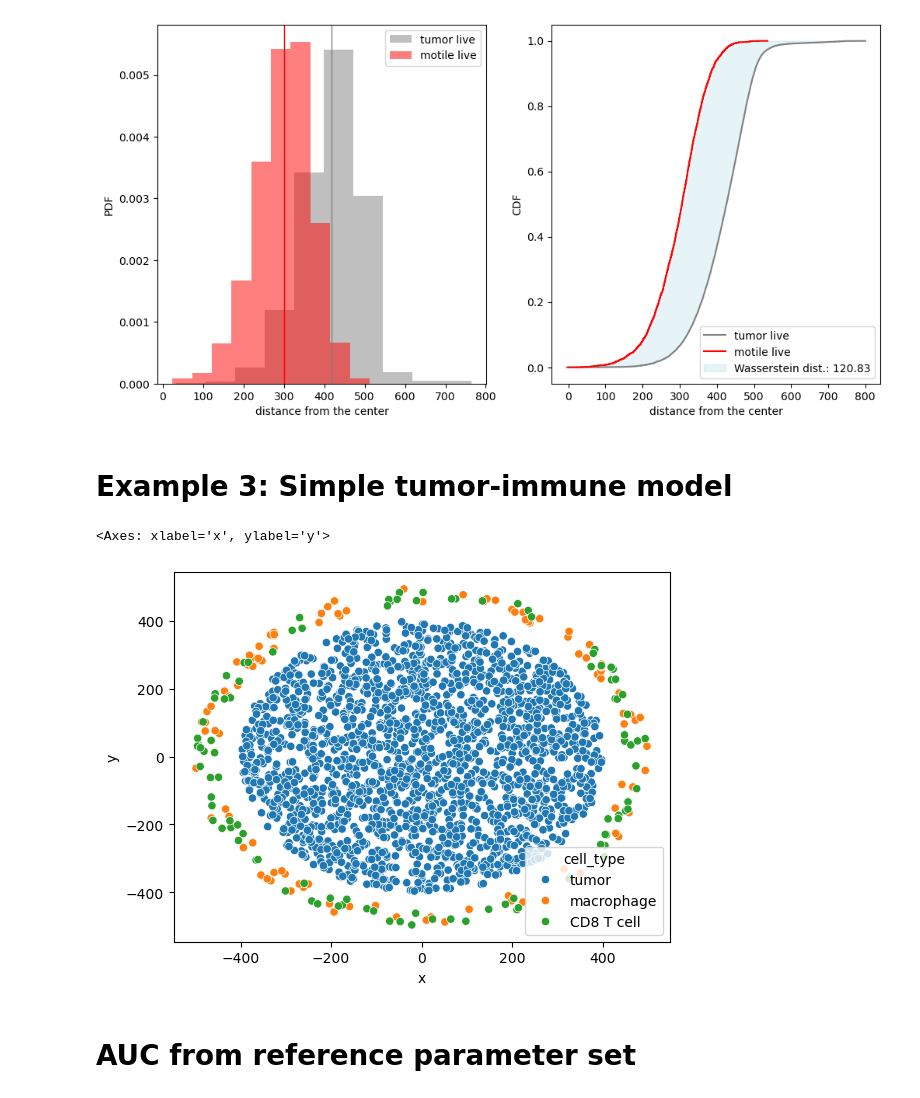
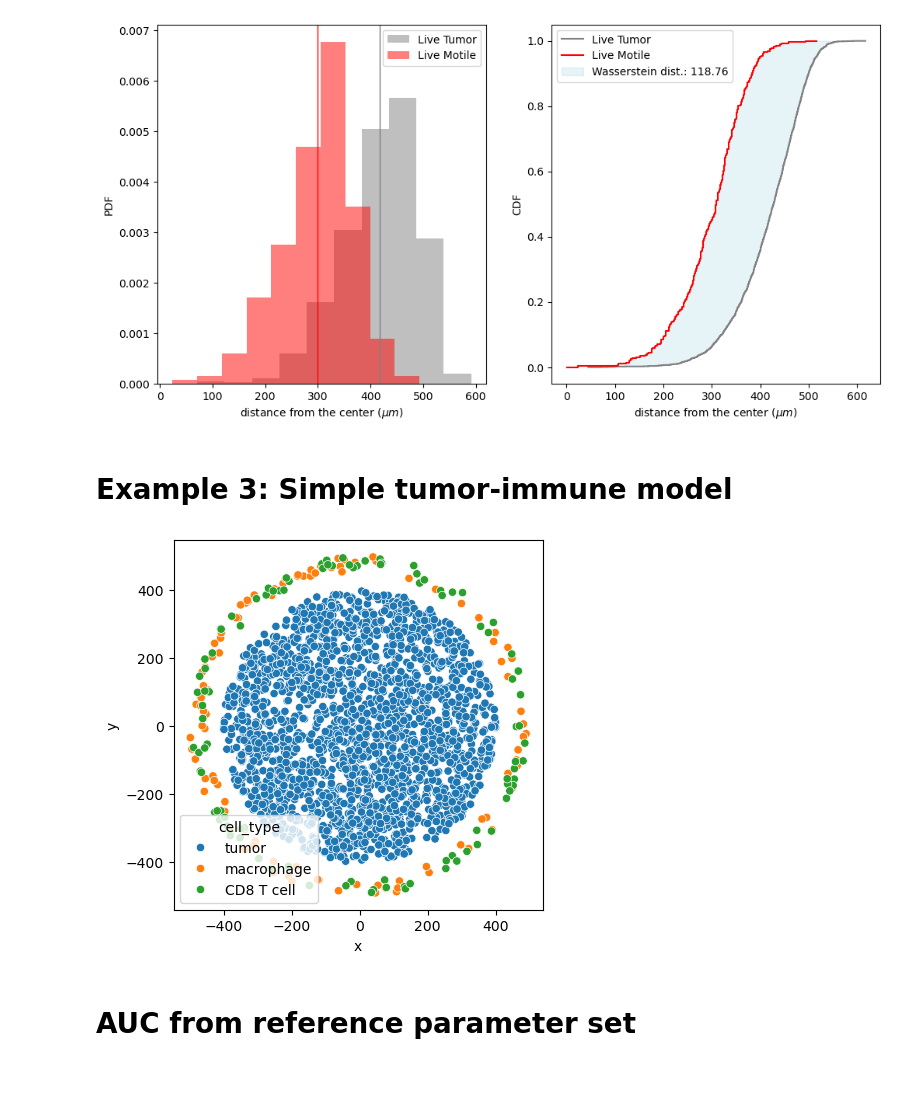
Before and after one commit to PhysiCell-Models/grammar_samples, a Jupyter notebook: Sensitivity_Analysis/Metrics.ipynb, the cells around one changed output. Cells and saved outputs as stored; diff of their text form; code cells hidden in the pictures.

```diff
--- a/Sensitivity_Analysis/Metrics.ipynb
+++ b/Sensitivity_Analysis/Metrics.ipynb
@@ -56,94 +115,74 @@ To investigate the invasion characteristics, we use two statistical tests:
 # %%
-# Reference sample, mean across all replicates in the last point
-df_ref1_dist = df_all_ex1[ (df_all_ex1['sample'] == 0) & (df_all_ex1['time'] == 7200)][['time', 'replicate', 'dist_tumor_live', 'dist_motile_live']]
-# concatenate the samples
-dist_dics = {}
-concatenate_cols = ['dist_tumor_live', 'dist_motile_live']
-for col in concatenate_cols:
-    dist_dics[col] = np.concatenate(df_ref1_dist[col].to_numpy())
-
-# Store the concatenated columns
-dist_tumor_live = pd.Series(dist_dics['dist_tumor_live'])
-dist_motile_live = pd.Series(dist_dics['dist_motile_live'])
-
+# Reference sample
+df_ref1_dist = df_filtered_ex1[ (df_filtered_ex1['replicate'] == 0) & (df_filtered_ex1['time'] == 7200)][['time', 'replicate', 'dist_tumor_live', 'dist_motile_live']]
+dist_tumor_live = df_ref1_dist['dist_tumor_live'].values[0]
+dist_motile_live = df_ref1_dist['dist_motile_live'].values[0]
 # Define empirical distributions of live cells
 emp_liveTumor_cdf = ecdf(dist_tumor_live)
 emp_liveMotile_cdf = ecdf(dist_motile_live)
+
 fig, (ax1, ax2) = plt.subplots(1, 2, figsize=(12, 6))
-
 # plot pdf approximations and means
-dist_tumor_live.plot(kind='hist', bins=10, density=True, alpha=0.5, ax=ax1, legend=True, label='tumor live', color='gray')
-dist_motile_live.plot(kind='hist', bins=10, density=True, alpha=0.5, ax=ax1, legend=True, label='motile live', color='red')
+pd.Series(dist_tumor_live).plot(kind='hist', bins=10, density=True, alpha=0.5, ax=ax1, legend=True, label='Live Tumor', color='gray')
+pd.Series(dist_motile_live).plot(kind='hist', bins=10, density=True, alpha=0.5, ax=ax1, legend=True, label='Live Motile', color='red')
 ax1.axvline(dist_tumor_live.mean(), color='gray', linestyle='solid', linewidth=1)
-# ax1.axvline(dist_tumor_live.mean()+dist_tumor_live.std(), color='blue', linestyle='dashed', linewidth=1, label='tumor live std')
-# ax1.axvline(dist_tumor_live.mean()-dist_tumor_live.std(), color='blue', linestyle='dashed', linewidth=1)
 ax1.axvline(dist_motile_live.mean(), color='red', linestyle='solid', linewidth=1)
-# ax1.axvline(dist_motile_live.mean()+dist_motile_live.std(), color='orange', linestyle='dashed', linewidth=1, label='motile live std')
-# ax1.axvline(dist_motile_live.mean()-dist_motile_live.std(), color='orange', linestyle='dashed', linewidth=1)
-ax1_set = ax1.set(xlabel='distance from the center', ylabel='PDF')
+ax1_set = ax1.set(xlabel=r'distance from the center ($\mu m$)', ylabel='PDF')
 ax1.legend()
 
 # plot empirical cdf
-emp_liveTumor_cdf.cdf.plot(ax=ax2, label='tumor live', color='gray')
-emp_liveMotile_cdf.cdf.plot(ax=ax2, label='motile live', color='red')
+emp_liveTumor_cdf.cdf.plot(ax=ax2, label='Live Tumor', color='gray')
+emp_liveMotile_cdf.cdf.plot(ax=ax2, label='Live Motile', color='red')
 # plot the area between CDFs - Wasserstein distance
 # interpolate emp_liveMotile_cdf to match the length of emp_liveTumor_cdf
 interp_probabilities = np.interp(emp_liveTumor_cdf.cdf.quantiles, emp_liveMotile_cdf.cdf.quantiles, emp_liveMotile_cdf.cdf.probabilities)
 wassersteinDistance = wasserstein_distance(emp_liveTumor_cdf.cdf.quantiles, emp_liveMotile_cdf.cdf.quantiles, emp_liveTumor_cdf.cdf.probabilities, emp_liveMotile_cdf.cdf.probabilities)
 ax2.fill_between(emp_liveTumor_cdf.cdf.quantiles, emp_liveTumor_cdf.cdf.probabilities, interp_probabilities, alpha=0.3, interpolate=True,color='lightblue', label=f'Wasserstein dist.: {wassersteinDistance:.2f}')
-# plot the maximum distance between the two CDFs - Kolmogorov-sminorf test
-# max_distance = np.max(np.abs(emp_liveTumor_cdf.cdf.probabilities - interp_probabilities))
-# max_distance_index = np.argmax(np.abs(emp_liveTumor_cdf.cdf.probabilities - interp_probabilities))
-# ax2.plot([emp_liveTumor_cdf.cdf.quantiles[max_distance_index]]*2,
-#          [emp_liveTumor_cdf.cdf.probabilities[max_distance_index], interp_probabilities[max_distance_index]],
-#          color='black', linestyle='-', linewidth=1,marker='o', label=f'KS test: {max_distance:.2f}')
 
-ax2_set = ax2.set(xlabel='distance from the center', ylabel='CDF')
+ax2_set = ax2.set(xlabel=r'distance from the center ($\mu m$)', ylabel='CDF')
 ax2.legend()
 
 plt.show()
+fig.savefig('Wassertein_dist_hypoxia.svg', format='svg')
 # %% [output]
-[figure, old version]
+[figure, new version]
 # %% [markdown]
 # Example 3: Simple tumor-immune model
 # %%
-import numpy as np
-import matplotlib.pyplot as plt
-
 def initial_condition_random_annulus(fraction=1.0, fileName=None):
     # Set a new random seed each time to ensure different random numbers are generated
     np.random.seed()
     zval = 0;
     csv_array = np.empty((0, 4), dtype=[('x', 'float64'), ('y', 'float64'), ('z', 'float64'), ('cell_type', 'U20')])
     cell_types = {'tumor': 2000, 'macrophage': 100*fraction, 'CD8 T cell': 100*fraction}
     for cell_type in cell_types.keys():
         num_cells = cell_types[cell_type]
         count_cell = 0
         if cell_type == 'tumor':
             Radius_inner = 0
             Radius_external = 400
         else:
             Radius_inner = 450
             Radius_external = 500
         while count_cell < num_cells:
             t = 2.0 * np.pi * np.random.uniform() # theta ~ U(0,2pi)
             r = np.sqrt(np.random.uniform(Radius_inner**2, Radius_external**2))  # radius ~ sqrt(U(Radius_inner^2, Radius_external^2))
             xval = r * np.cos(t)
             yval = r * np.sin(t)
             # print(xval, yval, zval, cell_type)
             csv_array = np.append(csv_array, np.array([(xval, yval, zval, cell_type)], dtype=csv_array.dtype))
             count_cell += 1
     if fileName:
         header="x,y,z,type,volume,cycle entry,custom:GFP,custom:sample"
         np.savetxt(fileName, csv_array, header=header, delimiter=',', fmt='%.14f,%.14f,%f,%s', comments='')
     else:
         return csv_array
 
 df_IC = pd.DataFrame(initial_condition_random_annulus(), columns=['x', 'y', 'z', 'cell_type'])
 sns.scatterplot(x='x', y='y', hue='cell_type', data=df_IC)
+plt.gca().set_aspect('equal', adjustable='box')
 # %% [output]
-<Axes: xlabel='x', ylabel='y'>
-[figure, old version]
+[figure, new version]
 # %% [markdown]
 # AUC from reference parameter set
 # %%
```
Also changed, not shown: parts of 9 cells of this notebook, 2 other files.
